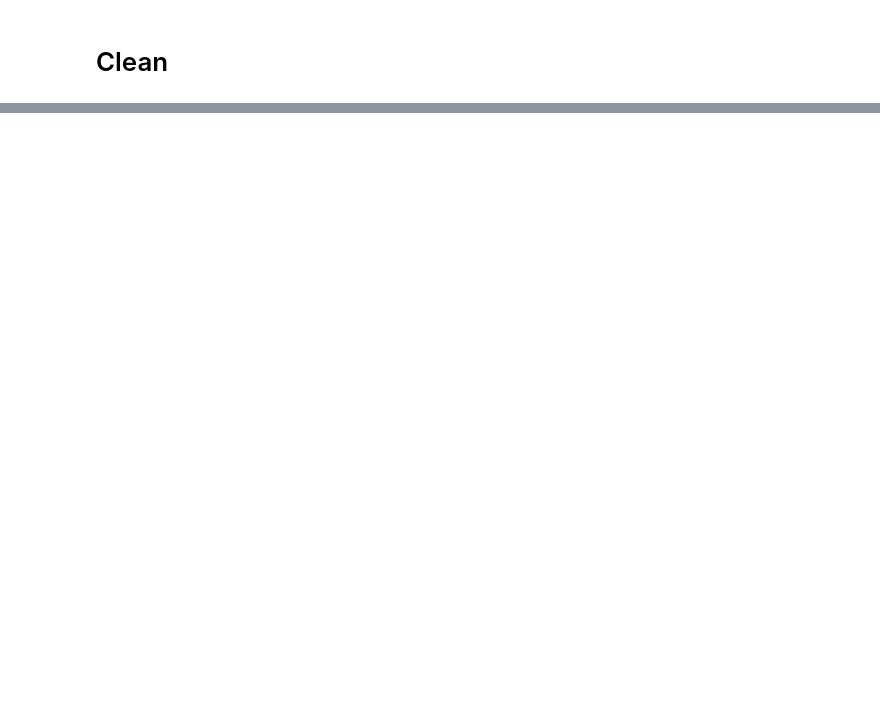
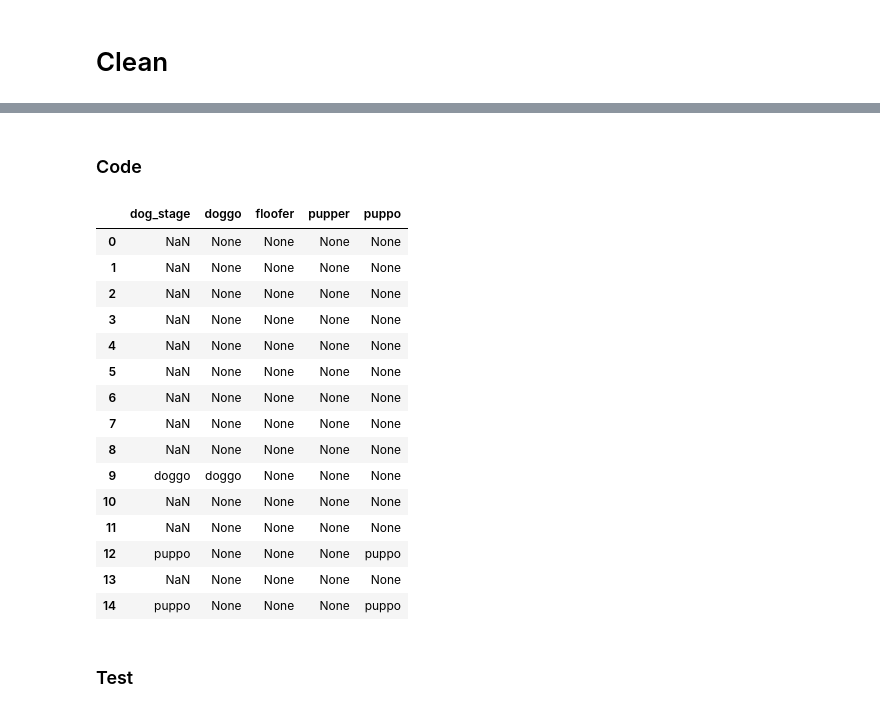
Before and after one commit to simonvlc/Coursera_Capstone, a Jupyter notebook: data_wrangling/wrangle_act.ipynb, the cells around one changed output, grey strips where cells are left out. Saved outputs shown, nothing was run; the diff lists cells and outputs as text; code cells hidden in the pictures; blank space fills up the shorter version.

```diff
--- a/data_wrangling/wrangle_act.ipynb
+++ b/data_wrangling/wrangle_act.ipynb
@@ -514,0 +78,5 @@ Merge dataframes
+# %%
+# Load the Twitter API data
+twitter2 = pd.read_json('tweet_json.txt')
+twitter2['tweet_id'] = tweet_id_success
+twitter2 = twitter2[['tweet_id', 'favorite_count', 'retweet_count']]
@@ -768,0 +664,6 @@ df_merged_dataframes.describe()
+# %%
+# Make copies of the dataframes for cleaning
+
+twitter1_clean = twitter1.copy()
+twitter2_clean = twitter2.copy()
+images_clean = images.copy()
@@ -768,0 +679,4 @@ df_merged_dataframes.describe()
+# %%
+# Merge the twitter1, twitter2, and images dataframes on 'tweet_id'
+dfs = [twitter1_clean, twitter2_clean, images_clean]
+twitter = reduce(lambda left,right: pd.merge(left,right,on='tweet_id'), dfs)
@@ -768,0 +721,26 @@ df_merged_dataframes.describe()
+# %% [markdown]
+### Code
+# %%
+# Extract dog stages from 'text' column into new 'dog_stage' column
+twitter['dog_stage'] = twitter['text'].str.extract('(doggo|floofer|pupper|puppo)')
+# %%
+# Check that first few instances of dog_stage are similar
+# to that which was previously extracted
+twitter[['dog_stage','doggo', 'floofer', 'pupper', 'puppo']].head(15)
+# %% [output]
+|  | dog_stage | doggo | floofer | pupper | puppo |
+| 0 | NaN | None | None | None | None |
+| 1 | NaN | None | None | None | None |
+| 2 | NaN | None | None | None | None |
+| 3 | NaN | None | None | None | None |
+| 4 | NaN | None | None | None | None |
+| 5 | NaN | None | None | None | None |
+| 6 | NaN | None | None | None | None |
+| 7 | NaN | None | None | None | None |
+| 8 | NaN | None | None | None | None |
+| 9 | doggo | doggo | None | None | None |
+| 10 | NaN | None | None | None | None |
+| 11 | NaN | None | None | None | None |
+| 12 | puppo | None | None | None | puppo |
+| 13 | NaN | None | None | None | None |
+| 14 | puppo | None | None | None | puppo |
@@ -768,0 +750,2 @@ df_merged_dataframes.describe()
+# %% [markdown]
+### Test
```
Also changed, not shown: parts of 174 cells of this notebook.
